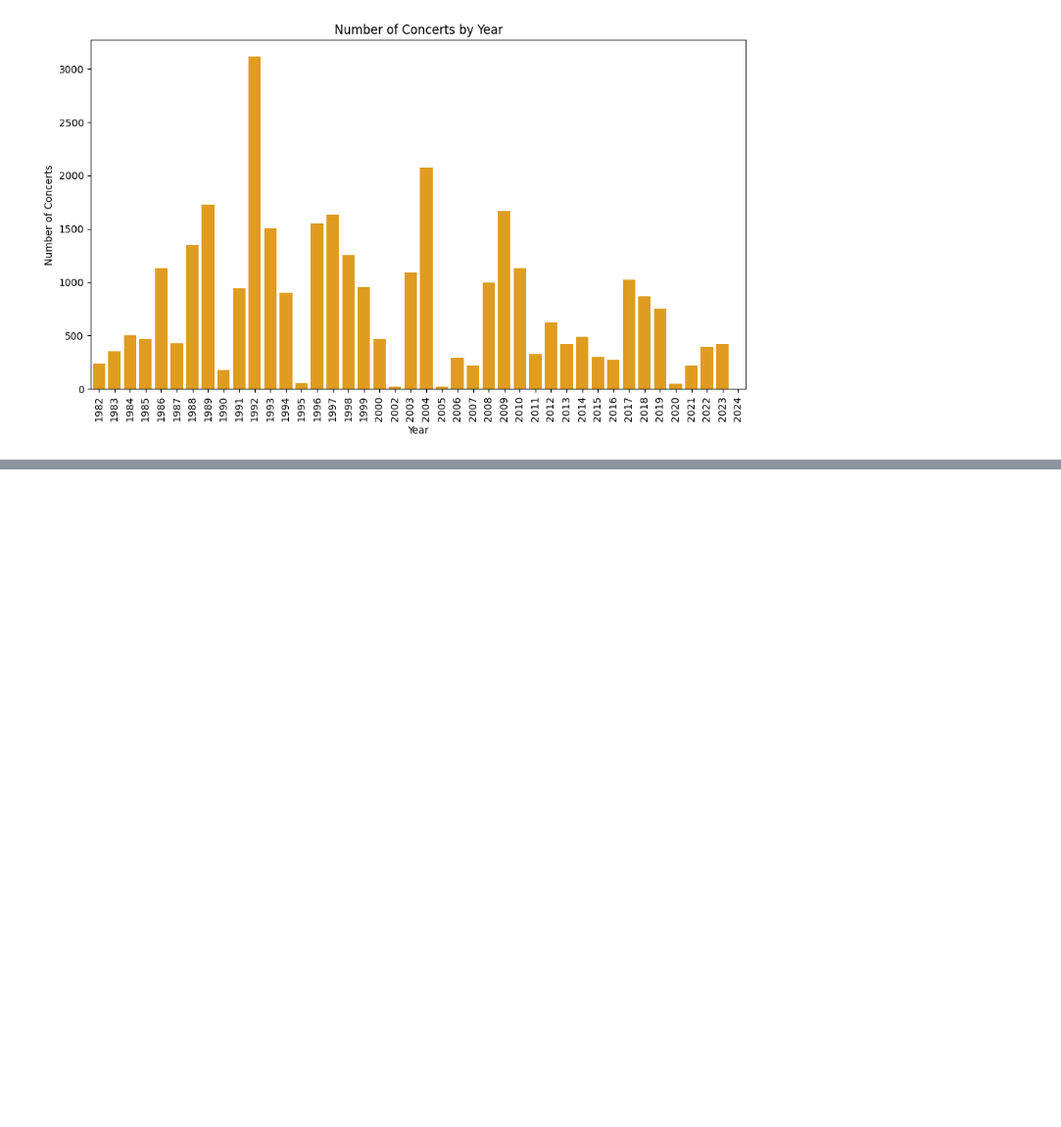
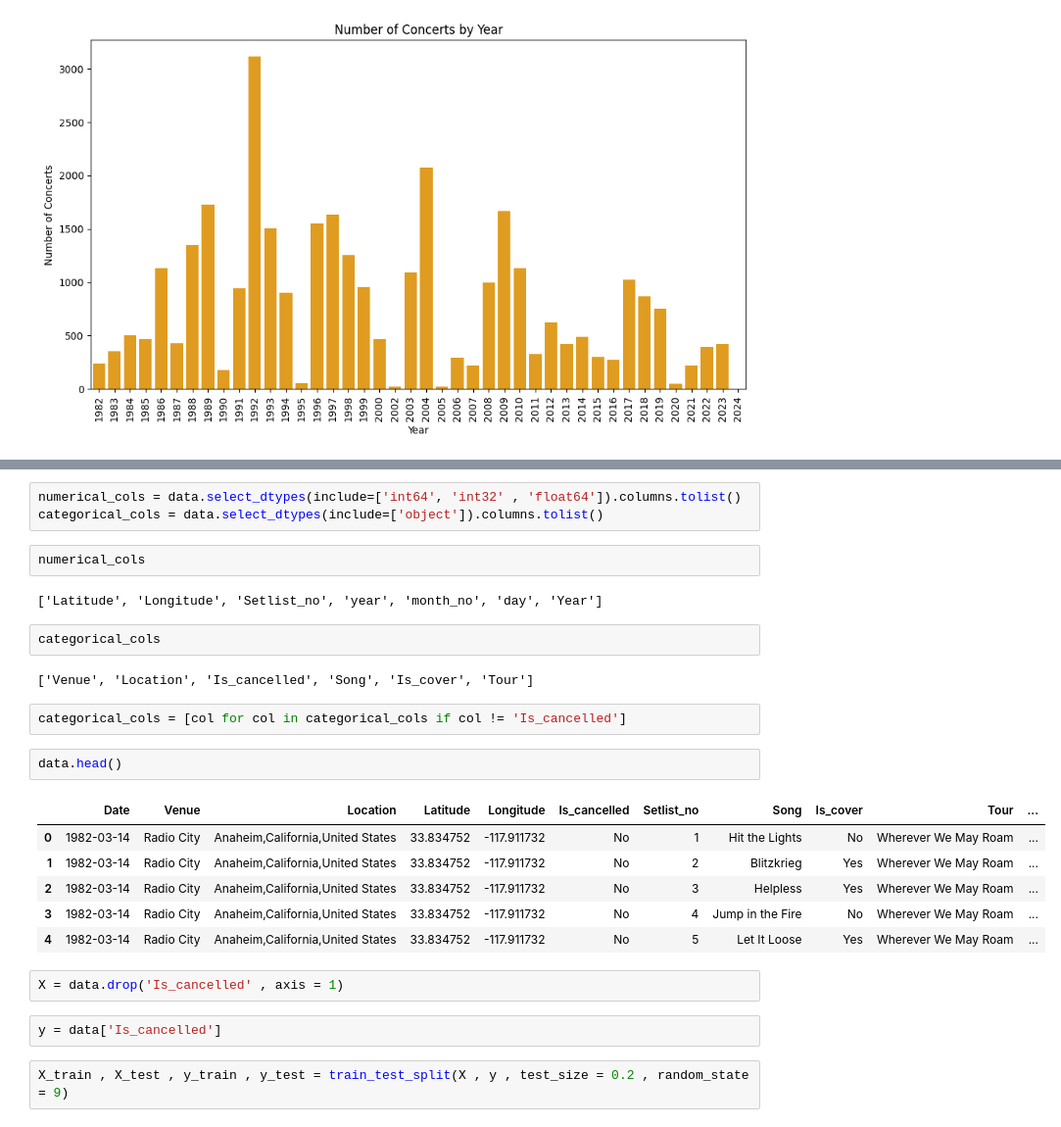
Before and after one commit to Aman-Darrell/Data-Science, a Jupyter notebook: metallicametal.ipynb, the cells around one changed output, grey strips where cells are left out. Shown at 98% size. Cells and saved outputs as stored; diff of their text form; blank space fills up the shorter version.

```diff
--- a/metallicametal.ipynb
+++ b/metallicametal.ipynb
@@ -474,0 +493,28 @@ plt.show()
+# %%
+numerical_cols = data.select_dtypes(include=['int64', 'int32' , 'float64']).columns.tolist()
+categorical_cols = data.select_dtypes(include=['object']).columns.tolist()
+# %%
+numerical_cols
+# %% [output]
+['Latitude', 'Longitude', 'Setlist_no', 'year', 'month_no', 'day', 'Year']
+# %%
+categorical_cols
+# %% [output]
+['Venue', 'Location', 'Is_cancelled', 'Song', 'Is_cover', 'Tour']
+# %%
+categorical_cols = [col for col in categorical_cols if col != 'Is_cancelled']
+# %%
+data.head()
+# %% [output]
+|  | Date | Venue | Location | Latitude | Longitude | Is_cancelled | Setlist_no | Song | Is_cover | Tour | ... |
+| 0 | 1982-03-14 | Radio City | Anaheim,California,United States | 33.834752 | -117.911732 | No | 1 | Hit the Lights | No | Wherever We May Roam | ... |
+| 1 | 1982-03-14 | Radio City | Anaheim,California,United States | 33.834752 | -117.911732 | No | 2 | Blitzkrieg | Yes | Wherever We May Roam | ... |
+| 2 | 1982-03-14 | Radio City | Anaheim,California,United States | 33.834752 | -117.911732 | No | 3 | Helpless | Yes | Wherever We May Roam | ... |
+| 3 | 1982-03-14 | Radio City | Anaheim,California,United States | 33.834752 | -117.911732 | No | 4 | Jump in the Fire | No | Wherever We May Roam | ... |
+| 4 | 1982-03-14 | Radio City | Anaheim,California,United States | 33.834752 | -117.911732 | No | 5 | Let It Loose | Yes | Wherever We May Roam | ... |
+# %%
+X = data.drop('Is_cancelled' , axis = 1)
+# %%
+y = data['Is_cancelled']
+# %%
+X_train , X_test , y_train , y_test = train_test_split(X , y , test_size = 0.2 , random_state = 9)
```
Also changed, not shown: parts of 17 cells of this notebook.
